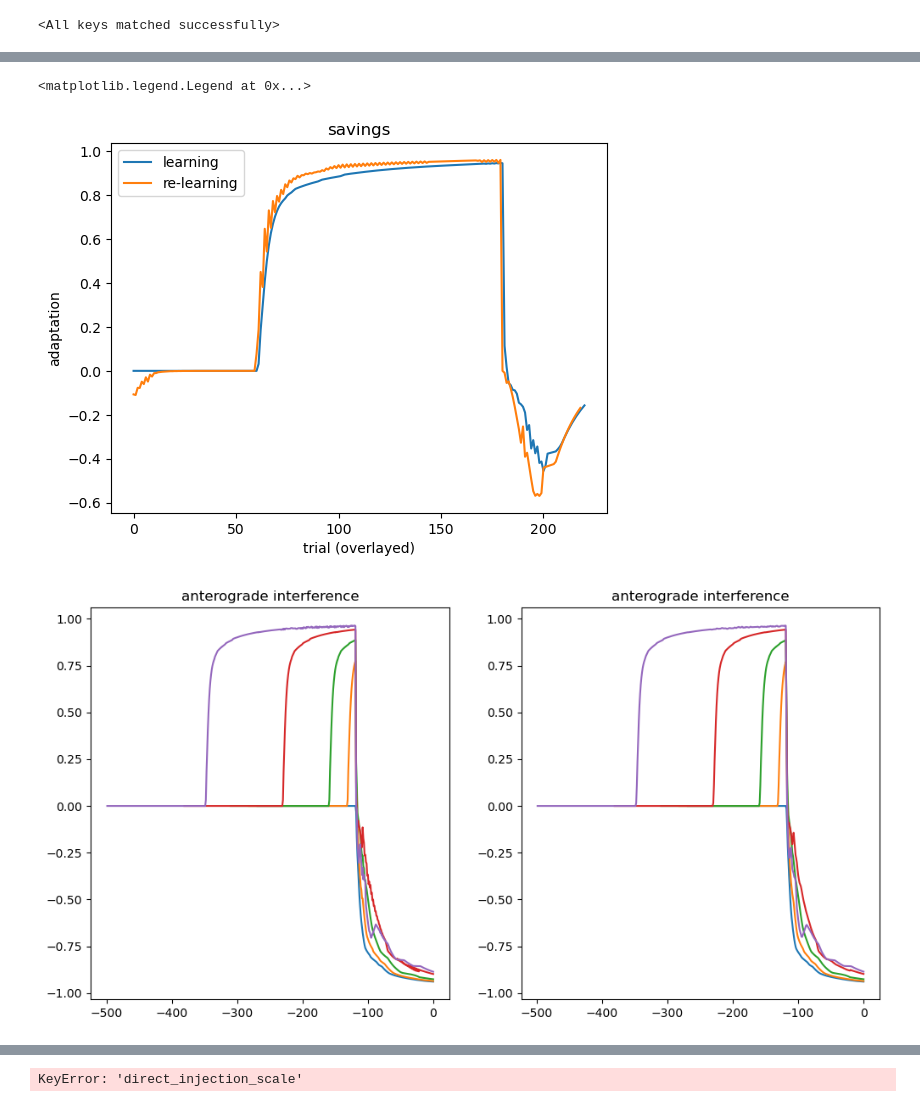
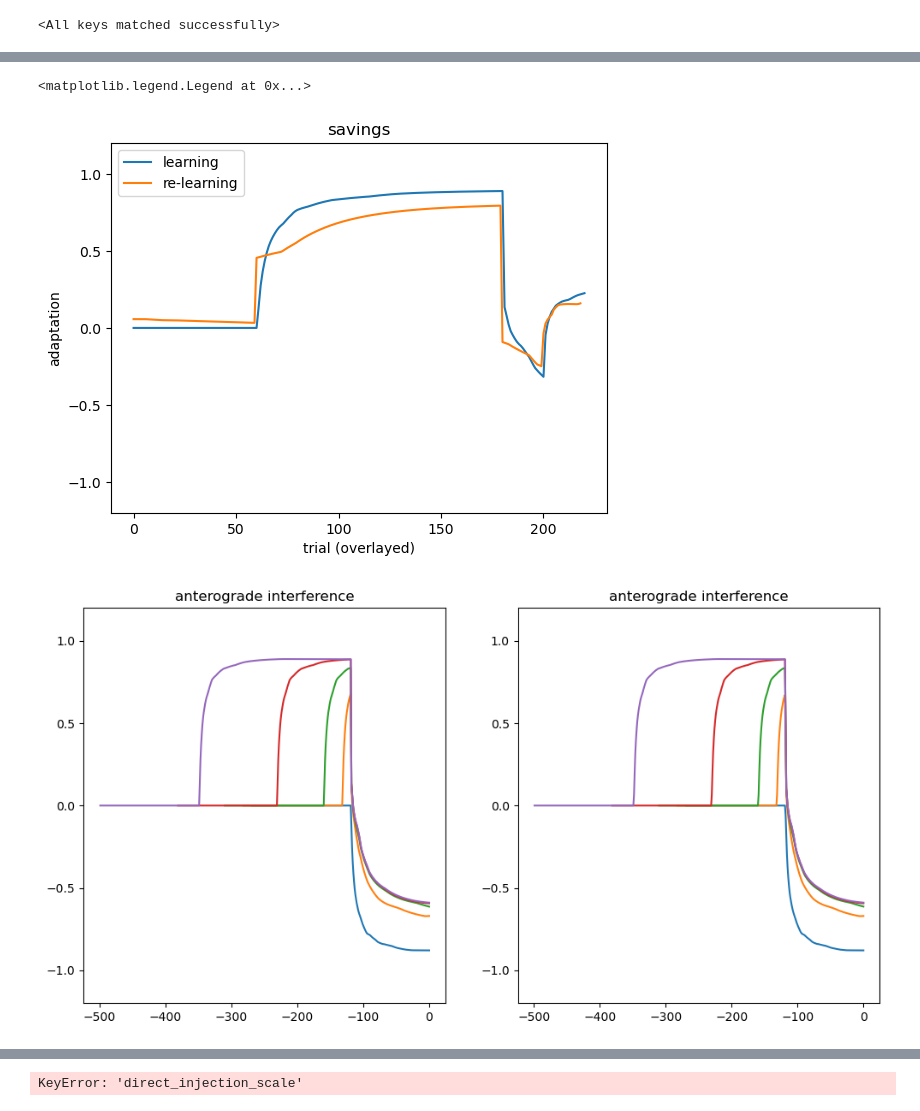
Before and after one commit to sashkarivkind/contextual_frogs, a Jupyter notebook: experimental/optim/result_view_part2.ipynb, the cells around one changed output, grey strips where cells are left out. Drawn from its saved outputs; the diff is of its cells as text; code cells hidden in the pictures.

```diff
--- a/experimental/optim/result_view_part2.ipynb
+++ b/experimental/optim/result_view_part2.ipynb
@@ -33,7 +33,18 @@ from stat_utils import bic_gaussian_from_rmse
 # result_path = '/homes/ar2342/one_more_dir/contextual_frogs/results_part2/state_space_1ratesNLdecaysBound/'
 # result_path = '/homes/ar2342/one_more_dir/contextual_frogs/results_part2/state_space_2ratesNLdecaysBound/'
 # result_path = '/homes/ar2342/one_more_dir/contextual_frogs/results_part2/state_space_1ratesNLdecaysNLerror/'
+
+#important models
 # result_path = '/homes/ar2342/one_more_dir/contextual_frogs/results_part2/clnn_2ratesU_Bound_v2/'
+# result_path = '/homes/ar2342/one_more_dir/contextual_frogs/results_part2/hello_rich_scsp/'
+# result_path = '/homes/ar2342/one_more_dir/contextual_frogs/results_part2/hello_rich_scsp_repeat/'
+# result_path = '/homes/ar2342/one_more_dir/contextual_frogs/results_part2/hello_rich_scsp_x8/'
+# result_path = '/homes/ar2342/one_more_dir/contextual_frogs/results_part2/hello_rich_scsp_x8_v2/' # adjusted the initial learning rates.
+# result_path = '/homes/ar2342/one_more_dir/contextual_frogs/results_part2/hello_rich_scsp_x8_v2_NOa/'
+# result_path = '/homes/ar2342/one_more_dir/contextual_frogs/results_part2/hello_rich_scsp_x8_v2_Ufb/'
+
+
+
 # result_path = '/homes/ar2342/one_more_dir/contextual_frogs/results_part2/lerner_LRmin_basicBwdCapatRMSprop_NEW/'
 # result_path ='/homes/ar2342/one_more_dir/contextual_frogs/results_part2/zz1_deleteme/'
 # result_path = '/homes/ar2342/one_more_dir/contextual_frogs/results_part2/lerner_group1_m2/'
@@ -58,9 +69,13 @@ from stat_utils import bic_gaussian_from_rmse
 
 #=======================
 # result_path = '/homes/ar2342/one_more_dir/contextual_frogs/results_part2/hello_part2_LRmin_basicBwdCapatRMSprop_NEWinj0/'
+# result_path = '/homes/ar2342/one_more_dir/contextual_frogs/results_part2/hello_part2_LRmin_basicBwdCapatRMSprop_NEW/'
+# result_path = '/homes/ar2342/one_more_dir/contextual_frogs/results_part2/hello_part2_LRmin_basicBwdCapatRMSprop_NEWvery/'
+# result_path = '/homes/ar2342/one_more_dir/contextual_frogs/results_part2/hello_part2_LRmin_basicBwdCapatRMSprop_NEWveryInjTuned/'
+result_path ='/homes/ar2342/one_more_dir/contextual_frogs/results_part2/hello_part2_LRmin_basicBwdCapatRMSprop_NEWveryFudgeDisabled/'
 
 # result_path = '/homes/ar2342/one_more_dir/contextual_frogs/results_part2/state_space_2ratesXconsolidation/'
-result_path = '/homes/ar2342/one_more_dir/contextual_frogs/results_part2/lerner_group1_CLNNm1Xconsolidation/'
+# result_path = '/homes/ar2342/one_more_dir/contextual_frogs/results_part2/lerner_group1_CLNNm1Xconsolidation/'
 # %%
 def compute_k_params(model_state_dict,
                      exclude_by_startwith=['_'],
@@ -236,7 +251,8 @@ args_path
 # %%
 args.bs = subjs  #set batch size to number of subjects
 # %%
-model = BatchedElboGenerativeModelTopMulti(device=device, args=args).to(device)
+model = BatchedElboGenerativeModelTopMulti(device=device, args=args,
+                                           **(dict(fudge=args.fudge) if hasattr(args, 'fudge') else {}  )).to(device)
 model.get_biases_and_w_in(args.n, device=device)
 model.load_state_dict(best_model_state_dict)
 # %% [output]
@@ -306,27 +318,29 @@ plt.plot(pooling_fun(ooo['savings'][221:], axis=1), label='re-learning')
 plt.title('savings')
 plt.xlabel('trial (overlayed)')
 plt.ylabel('adaptation')
+plt.ylim([-1.2, 1.2])
 plt.legend()
 # %% [output]
 <matplotlib.legend.Legend at 0x...>
-[figure, old version]
+[figure, new version]
 # %%
 from dsp_utils import smooth_signal
 # %%
 ant_list = [f'AB{i}' for i in range(0,5)]
 
 plt.figure(figsize=(12,6))
 for ii, smooth_fun in enumerate([lambda x: x,lambda x: smooth_signal(x, 2)]):
     plt.subplot(1,2,ii+1)
     plt.title('anterograde interference')
     for ant in ant_list:
         x_data = np.arange(len(ooo[ant].mean(axis=1)))
         # plt.plot(x_data,smooth_fun(pooling_fun(ooo[ant], axis=1)))
         plt.plot(x_data-np.max(x_data),smooth_fun(pooling_fun(ooo[ant], axis=1)))
         # for subj in range(subjs):
         #     plt.plot(x_data-np.max(x_data),ooo[ant][:, subj], color='gray', alpha=0.3)
+    plt.ylim([-1.2, 1.2])
 # %% [output]
-[figure, old version]
+[figure, new version]
 # %%
 # paradigms = ['frogs', 'antifrogs']
 
```
Also changed, not shown: parts of 31 cells of this notebook, 7 other files.
